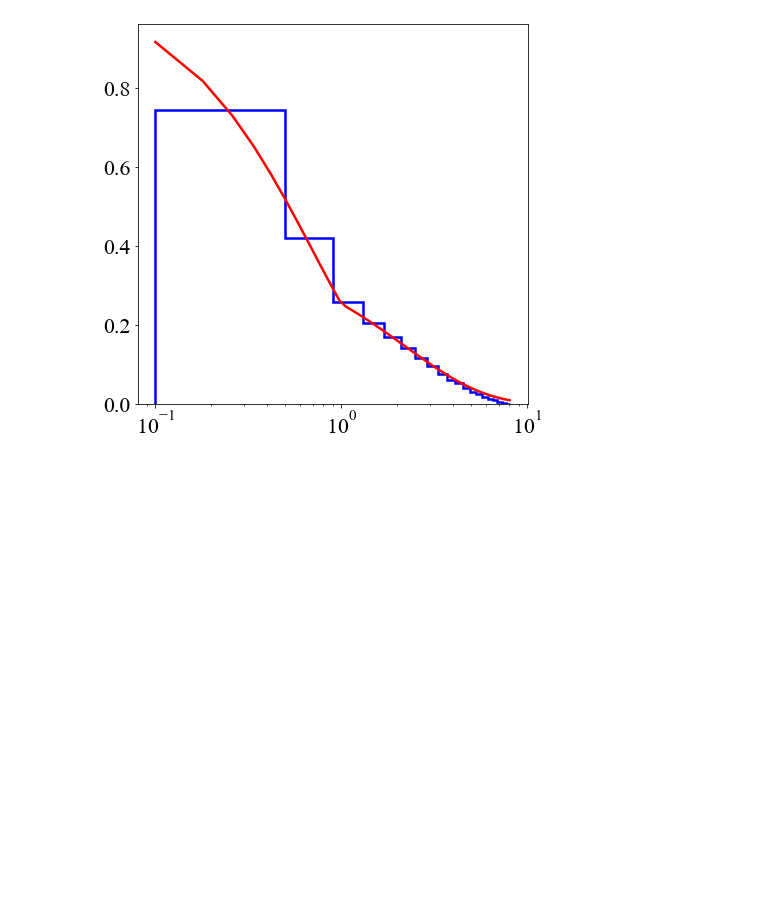
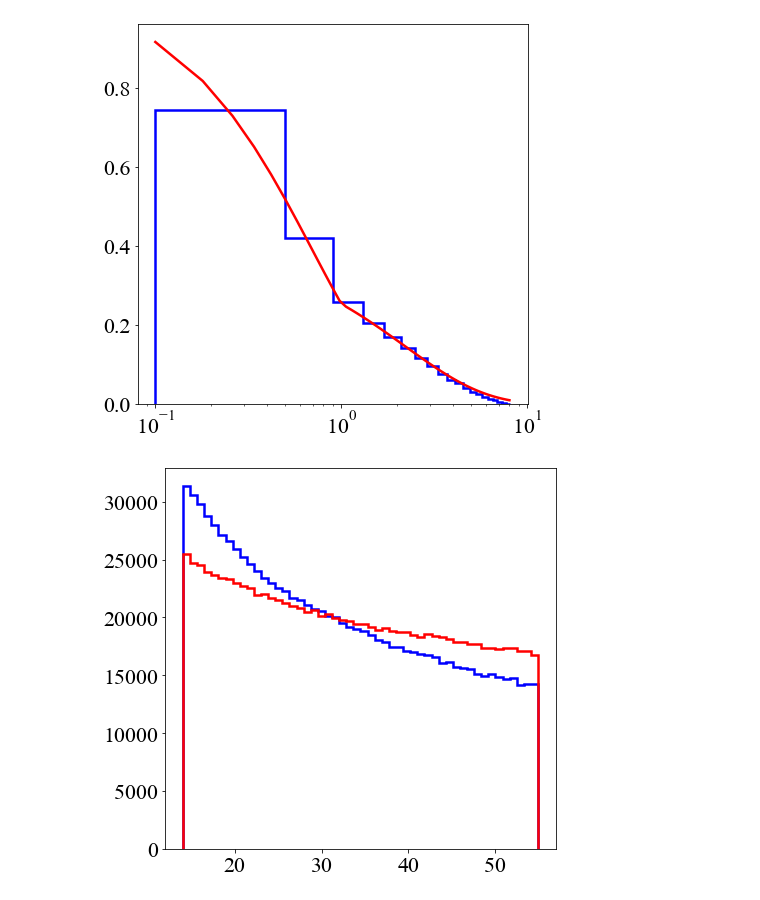
Before and after one commit to SvPoder/exoplanets, a Jupyter notebook: jupyter-notebook/simulations.ipynb, the cells around one changed output. Drawn from its saved outputs; the diff is of its cells as text; code cells hidden in the pictures; blank space fills up the shorter version.

```diff
--- a/jupyter-notebook/simulations.ipynb
+++ b/jupyter-notebook/simulations.ipynb
@@ -75,3 +75,15 @@ _, _, _ = ax.hist(r, histtype="step", linewidth=2.5, color="blue", density=True,
 ax.set_xscale("log")
 # %% [output]
 [figure]
+# %%
+from utils import random_powerlaw
+
+N = 1000000
+mass1 = random_powerlaw(-0.6, N, Mmin=14, Mmax=55)
+mass2 = random_powerlaw(-0.3, N, Mmin=14, Mmax=55)
+
+fig, ax = plt.subplots(1, 1, figsize=(7, 7))
+_, _, _ = ax.hist(mass1, color="blue", histtype="step", bins=50, linewidth=2.5)
+_, _, _ = ax.hist(mass2, histtype="step", color="red", bins=50, linewidth=2.5)
+# %% [output]
+[figure, added]
```
Also changed, not shown: parts of 2 cells of this notebook, 2 other files.
